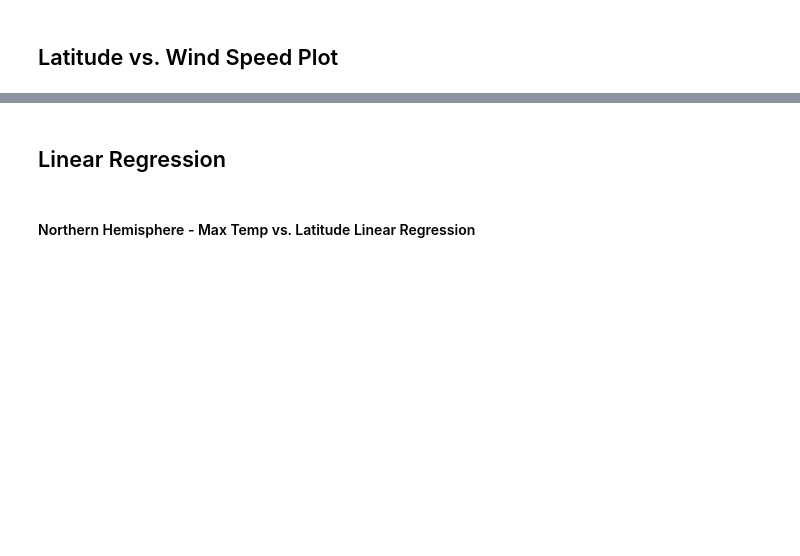
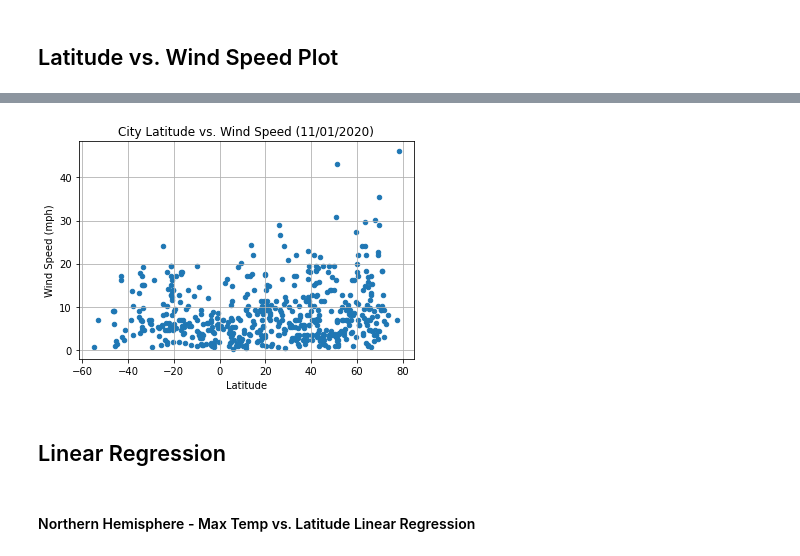
Before and after one commit to brettmw92/python-api-challenge, a Jupyter notebook: WeatherPy.ipynb, the cells around one changed output, grey strips where cells are left out. Drawn from its saved outputs; the diff is of its cells as text; code cells hidden in the pictures; blank space fills up the shorter version.

```diff
--- a/WeatherPy.ipynb
+++ b/WeatherPy.ipynb
@@ -215,3 +237,12 @@ Int64Index([], dtype='int64')
+# %%
+weather_df.plot('Lat', 'Wind Speed', kind='scatter')
+plt.title("City Latitude vs. Wind Speed (11/01/2020)")
+plt.xlabel("Latitude")
+plt.ylabel("Wind Speed (mph)")
+plt.grid(b=None)
+plt.show()
+# %% [output]
+[figure, added]
 # %% [markdown]
 ## Linear Regression
 # %% [markdown]
```
Also changed, not shown: parts of 33 cells of this notebook, 3 other files.
